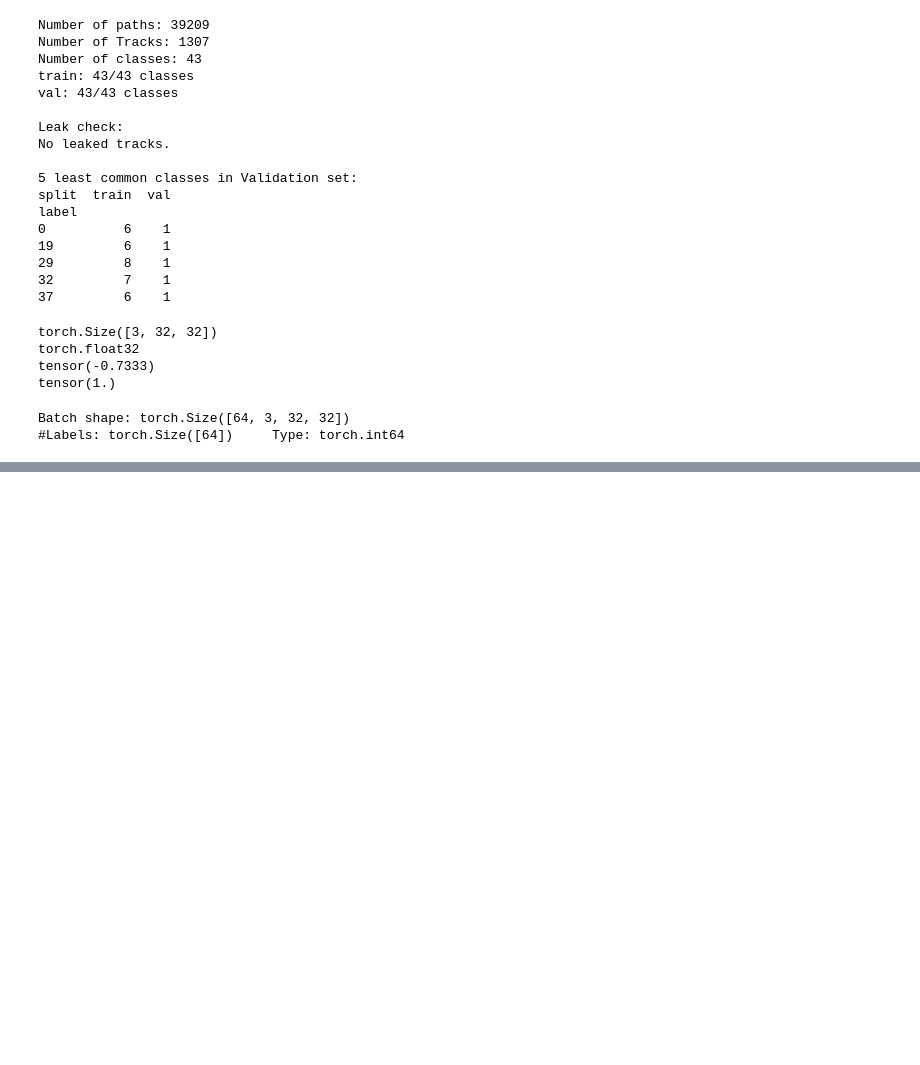
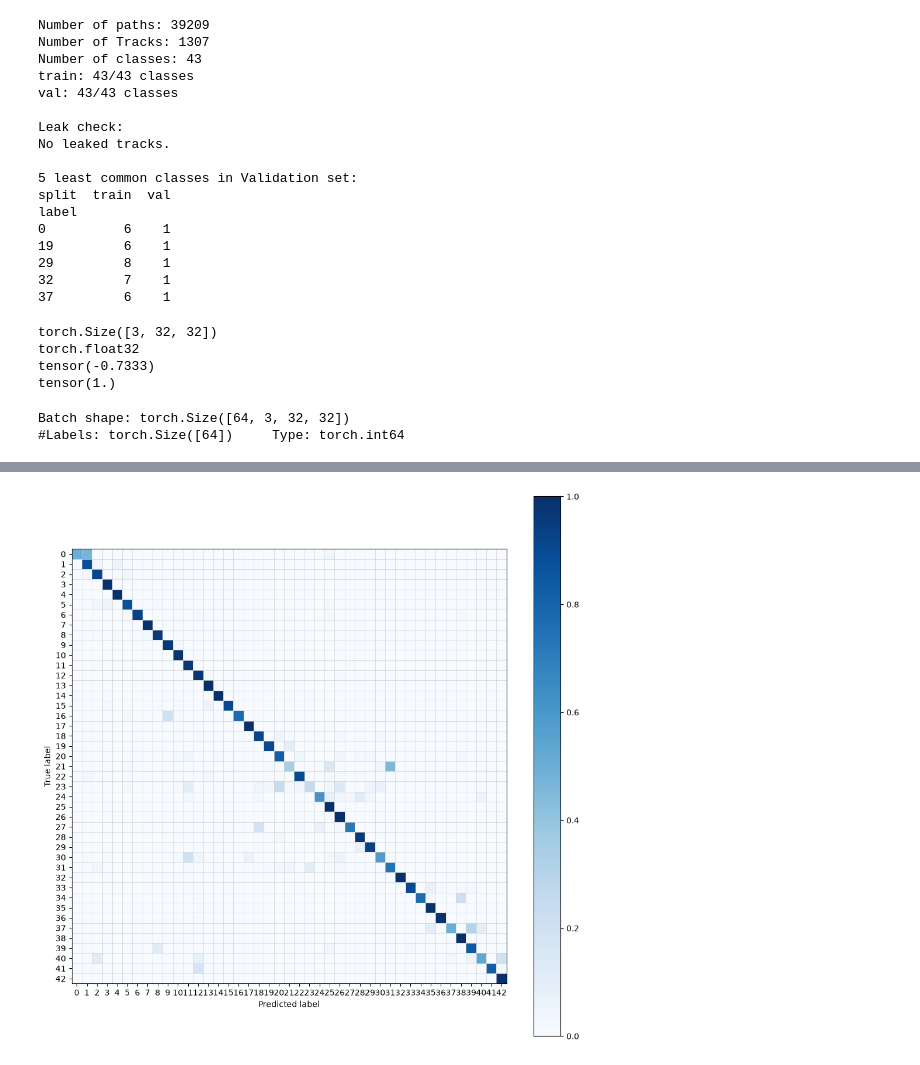
Before and after one commit to JDuarttt/traffic-sign-recognition, a Jupyter notebook: notebooks/baseline_model.ipynb, the cells around one changed output, grey strips where cells are left out. Saved outputs shown, nothing was run; the diff lists cells and outputs as text; code cells hidden in the pictures; blank space fills up the shorter version.

```diff
--- a/notebooks/baseline_model.ipynb
+++ b/notebooks/baseline_model.ipynb
@@ -71,0 +203,19 @@ Batch shape: torch.Size([64, 3, 32, 32])
+# %%
+from sklearn.metrics import classification_report
+import pandas as pd
+
+model.eval()
+all_preds, all_labels = [], []
+
+with torch.inference_mode():
+    for images, labels in val_loader:
+        images = images.to(device)
+        logits = model(images)
+        preds = logits.argmax(dim=1)
+        all_preds.append(preds.cpu())
+        all_labels.append(labels)
+    y_preds = torch.cat(all_preds).numpy()
+    y_labels = torch.cat(all_labels).numpy()
+
+report = classification_report(y_labels, y_preds, zero_division=0, digits=3, output_dict=True)
+pd.DataFrame(report).transpose().round(3)
@@ -71,0 +262,25 @@ Batch shape: torch.Size([64, 3, 32, 32])
+# %%
+from sklearn.metrics import confusion_matrix
+from sklearn.metrics import ConfusionMatrixDisplay
+import numpy as np
+
+cm = confusion_matrix(y_labels, y_preds, labels=list(range(43)))
+
+fig, ax = plt.subplots(figsize=(12, 12))
+ConfusionMatrixDisplay.from_predictions(
+    y_labels, y_preds,
+    labels=list(range(43)),
+    normalize="true",
+    include_values=False,
+    cmap="Blues",
+    ax=ax,
+)
+
+ax.set_xticks(np.arange(-0.5, 43, 1), minor=True)
+ax.set_yticks(np.arange(-0.5, 43, 1), minor=True)
+ax.grid(which="minor", color="lightgray", linewidth=0.5)
+ax.grid(which="major", visible=False)
+ax.tick_params(which="minor", length=0)
+plt.show()
+# %% [output]
+[figure, added]
```
Also changed, not shown: parts of 13 cells of this notebook, 1 other file.
